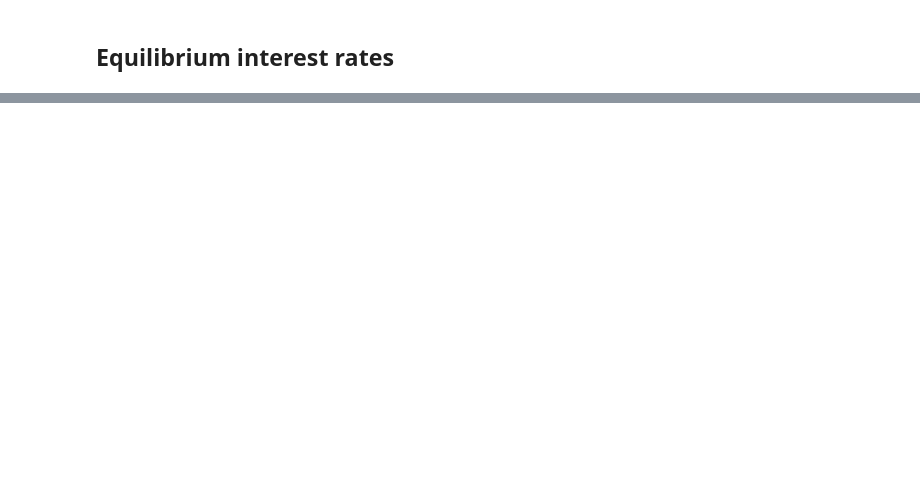
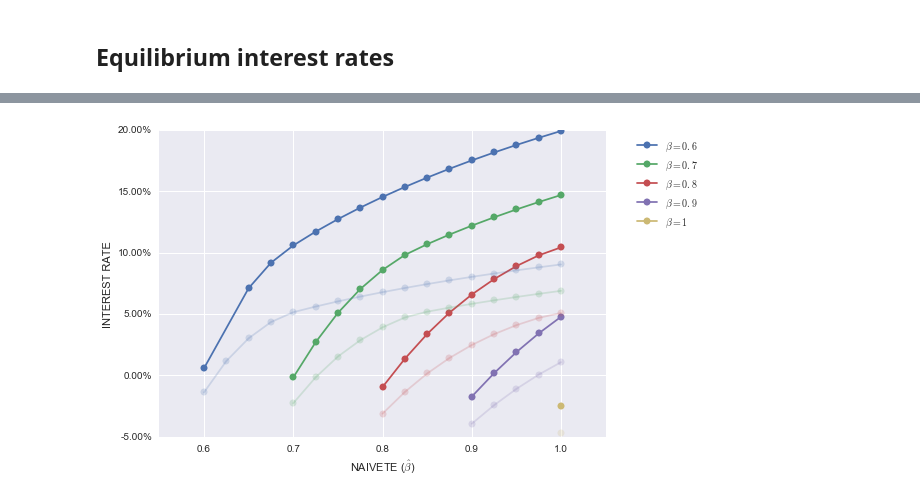
Before and after one commit to stanmart/ma-thesis-ceu, a Jupyter notebook: huggett/huggett_nb_prof.ipynb, the cells around one changed output, grey strips where cells are left out. Cells and saved outputs as stored; diff of their text form; code cells hidden in the pictures; blank space fills up the shorter version.

```diff
--- a/huggett/huggett_nb_prof.ipynb
+++ b/huggett/huggett_nb_prof.ipynb
@@ -122,0 +208,25 @@ plt.show()
+# %%
+figrhe, axrhe = plt.subplots(1,1)
+palette = itertools.cycle(sns.color_palette())
+for df in EQRS_he:
+    df.dropna().plot(x='betahat', y='r', ax=axrhe, marker='o', color=next(palette))
+palette = itertools.cycle(sns.color_palette())
+for df in EQRS:
+    df.dropna().plot(x='betahat', y='r', ax=axrhe, marker='o', color=next(palette), alpha=0.2)
+
+axrhe.legend(['$\\beta = 0.6$',
+              '$\\beta = 0.7$',
+              '$\\beta = 0.8$',
+              '$\\beta = 0.9$',
+              '$\\beta = 1$'],
+             bbox_to_anchor=(1.05, 1),
+             loc=2
+             )
+axrhe.set_xlabel('NAIVETE ($\\hat\\beta$)')
+axrhe.set_ylabel('INTEREST RATE')
+axrhe.set_xlim([0.55, 1.05])
+vals = axrhe.get_yticks()
+axrhe.set_yticklabels(['{:3.2f}%'.format(x*100) for x in vals])
+plt.show()
+# %% [output]
+[figure, added]
```
Also changed, not shown: parts of 17 cells of this notebook, 1 other file.
